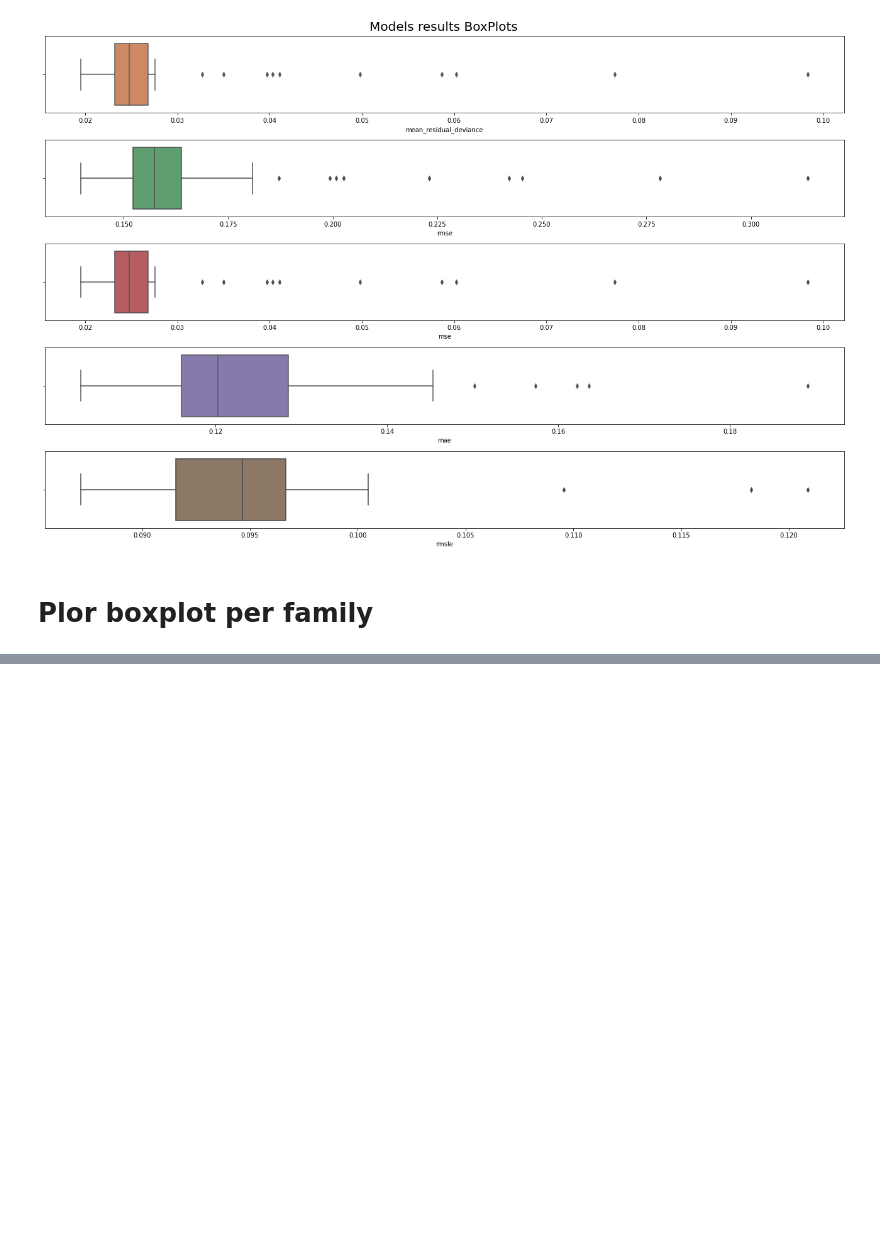
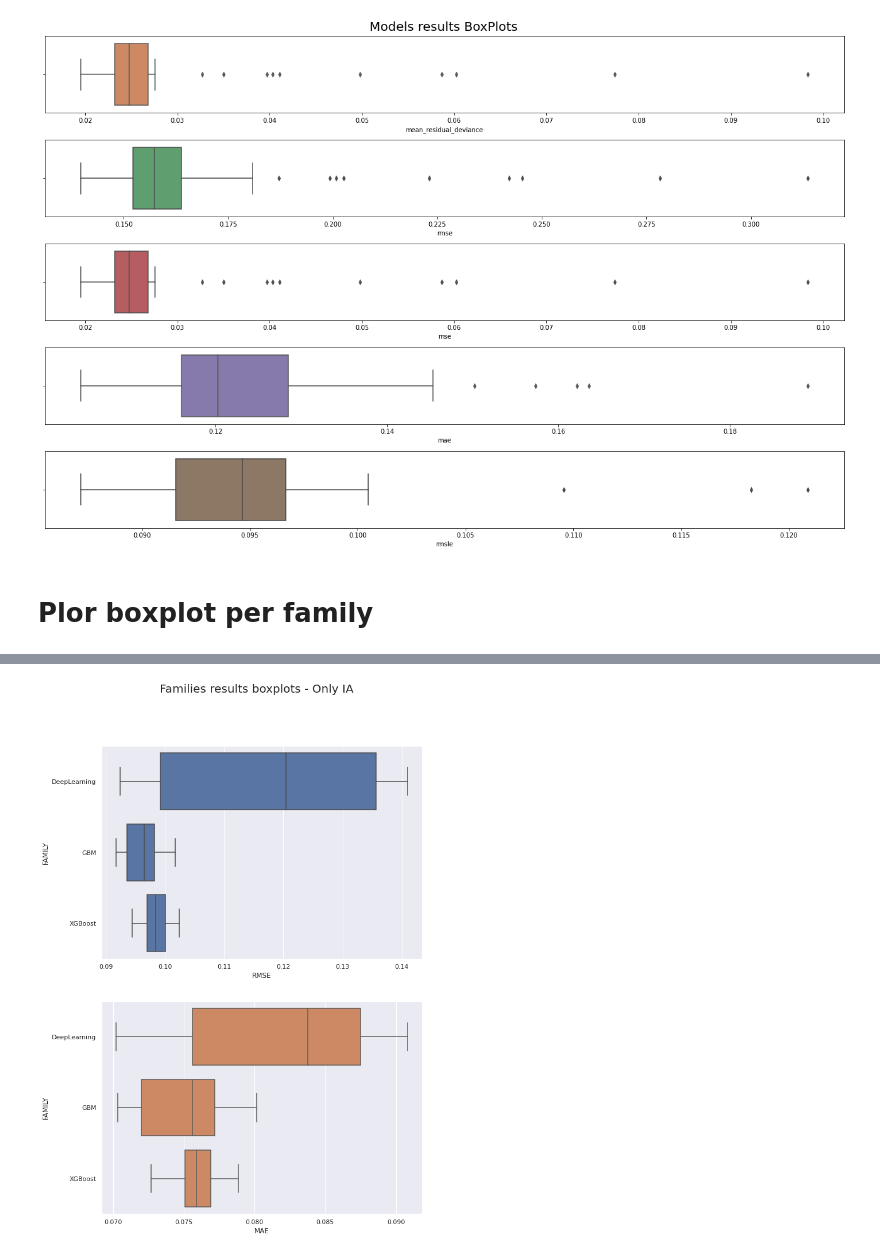
Before and after one commit to FelipeMFO/photometric-redshift-prediction, a Jupyter notebook: notebooks/evaluating/plot_models_results.ipynb, the cells around one changed output, grey strips where cells are left out. Drawn from its saved outputs; the diff is of its cells as text; code cells hidden in the pictures; blank space fills up the shorter version.

```diff
--- a/notebooks/evaluating/plot_models_results.ipynb
+++ b/notebooks/evaluating/plot_models_results.ipynb
@@ -89 +92,4 @@ df_IA
+# %%
+mask_IA = df_IA["model_id"].apply(lambda x: x.startswith(("XGBoost", "GBM", "DeepLearning")))
+df_IA.columns = [x.upper() for x in df_IA.columns]
 # %%
@@ -126,0 +169,21 @@ plt.savefig('../../data/boxplot_families_IA.pdf')
+# %%
+sns.set(font_scale=1)
+
+size = (10, 15)
+title = "Families results boxplots - Only IA"
+fig, axs = plt.subplots(nrows=2, ncols=1, figsize=size)
+fig.suptitle(title, fontsize=20)
+custom_palette = sns.color_palette("deep", 8)
+
+for i, col in enumerate(['RMSE', 'MAE']):
+    sns.boxplot(
+        x=col,
+        y="FAMILY",
+        data=df_IA[mask_IA].sort_values('MODEL_ID'),
+        showfliers = False,
+        color=custom_palette[i],
+        ax=axs[i-2]
+    )
+plt.savefig('../../data/boxplot_families_IA.pdf')
+# %% [output]
+[figure, added]
```
Also changed, not shown: parts of 9 cells of this notebook, 6 other files.
